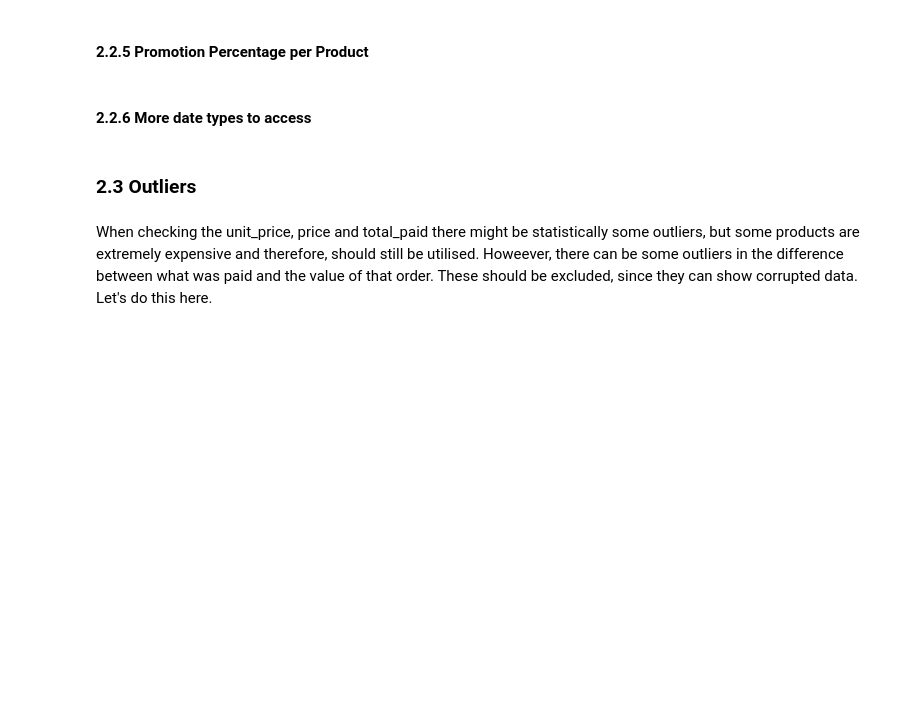
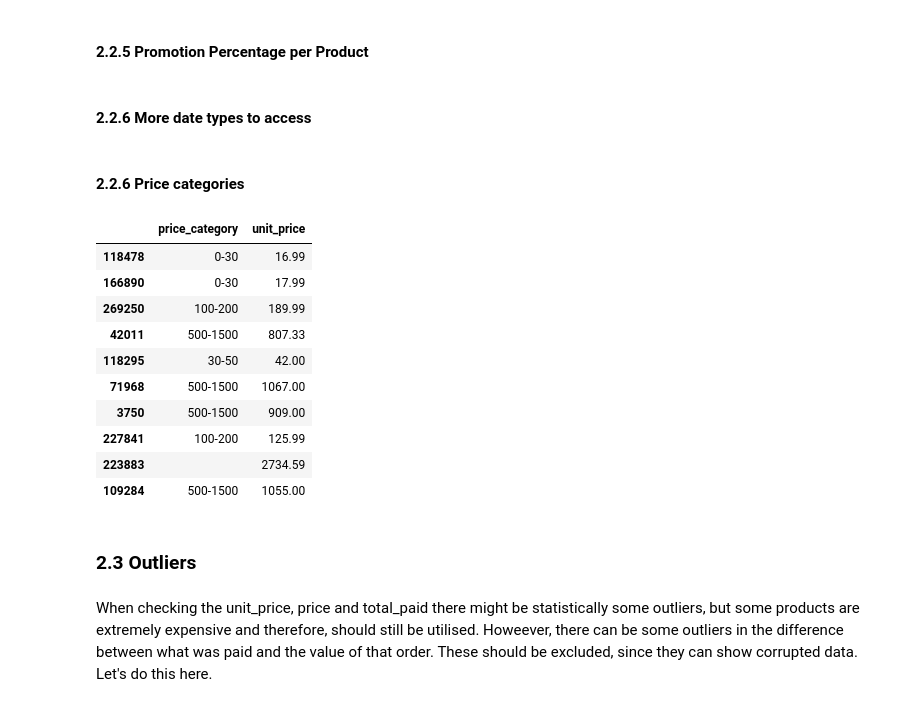
Before and after one commit to MerleSt/Eniac, a Jupyter notebook: Eniac.ipynb, the cells around one changed output. Saved outputs shown, nothing was run; the diff lists cells and outputs as text; code cells hidden in the pictures; blank space fills up the shorter version.

```diff
--- a/Eniac.ipynb
+++ b/Eniac.ipynb
@@ -104,6 +104,32 @@ df[['year', 'week', 'day']]= df['created_date'].dt.isocalendar()
 # Extract month and quarter
 df['month'] = df['created_date'].dt.month
 df['quarter'] = df['created_date'].dt.quarter
+# %% [markdown]
+#### 2.2.6 Price categories
+# %%
+df['price_category'] = ''
+
+df.loc[(df.unit_price <= 30), 'price_category']  = '0-30'
+
+df.loc[(df.unit_price  > 30) & (df.unit_price  <= 50), 'price_category']  = '30-50'
+df.loc[(df.unit_price  > 50) & (df.unit_price  <= 100), 'price_category']  = '50-100'
+df.loc[(df.unit_price  > 100) & (df.unit_price  <= 200), 'price_category']  = '100-200'
+df.loc[(df.unit_price  > 200) & (df.unit_price  <= 500), 'price_category']  = '200-500'
+df.loc[(df.unit_price  > 500) & (df.unit_price  <= 1500), 'price_category']  = '500-1500'
+
+df[['price_category', 'unit_price']].sample(10)
+# %% [output]
+|  | price_category | unit_price |
+| 118478 | 0-30 | 16.99 |
+| 166890 | 0-30 | 17.99 |
+| 269250 | 100-200 | 189.99 |
+| 42011 | 500-1500 | 807.33 |
+| 118295 | 30-50 | 42.00 |
+| 71968 | 500-1500 | 1067.00 |
+| 3750 | 500-1500 | 909.00 |
+| 227841 | 100-200 | 125.99 |
+| 223883 |  | 2734.59 |
+| 109284 | 500-1500 | 1055.00 |
 # %% [markdown]
 ### 2.3 Outliers
 # %% [markdown]
```
Also changed, not shown: parts of 28 cells of this notebook.
